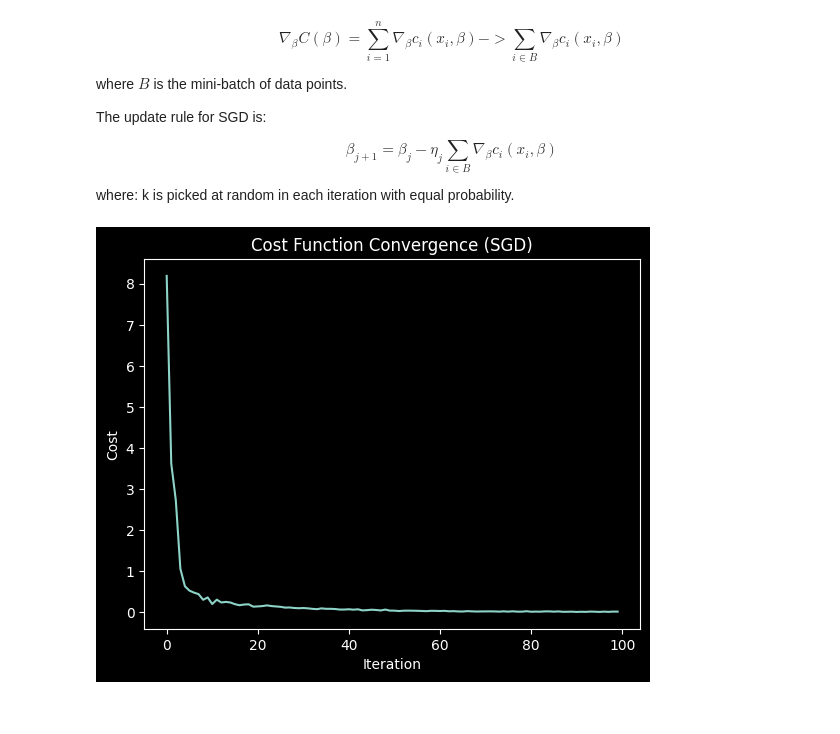
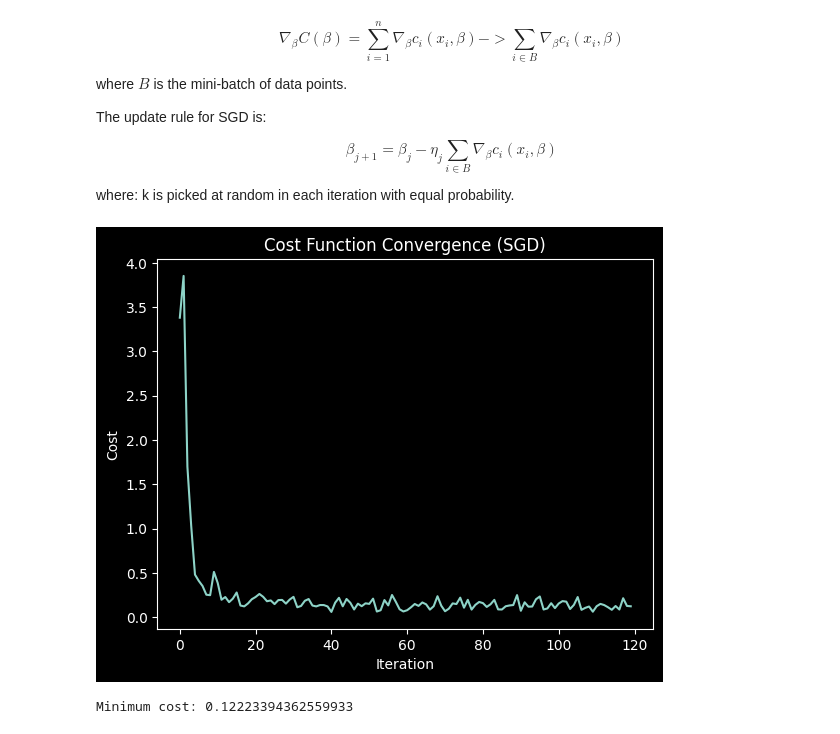
Before and after one commit to javidaf/expert-machine, a Jupyter notebook: ml-p2/ml_p2/notebooks/E41.ipynb, the cells around one changed output. Drawn from its saved outputs; the diff is of its cells as text; code cells hidden in the pictures.

```diff
--- a/ml-p2/ml_p2/notebooks/E41.ipynb
+++ b/ml-p2/ml_p2/notebooks/E41.ipynb
@@ -23,9 +23,14 @@ def generate_data(n_samples):
     return x, y
 
 x, y = generate_data(1000)
-X = np.column_stack((np.ones(len(x)), x, x**2))
+X = np.column_stack((np.ones(len(x)), x))
 y = y.reshape(-1, 1)
 
+plt.scatter(x, y, s=10)
+plt.xlabel("x")
+plt.ylabel("y")
+plt.title("Generated data")
+plt.show()
 learning_rate = 0.3
 n_iterations = 10
 
@@ -45,4 +50,5 @@ plt.xlabel("Iterations")
 plt.ylabel("Cost")
 plt.title("Cost vs Iterations")
 plt.show()
+print("Minimum cost:", cost_history[-1])
 # %% [output]
@@ -178,34 +185,37 @@ $$ \beta_{j+1} = \beta_j - \eta_j \sum_{i\in B} \nabla_{\beta} c_i(x_i,\beta) $$
 
 where: k is picked at random in each iteration with equal probability.
 # %%
-
 # Parameters for SGD
 learning_rate = 0.1
-n_epochs = 5
-n_batches = 20
+n_epochs = 3
+n_batches = 40
 batch_size = len(y) // n_batches  # Number of samples in each batch
 
 beta_sgd = np.random.randn(X.shape[1], 1)
 
 cost_history_sgd = []
 
-for _ in range(n_epochs):
+for epoch in range(n_epochs):
     for i in range(n_batches):
-        rand_indices = np.random.choice(len(y), batch_size, replace=False)
+        rand_indices = np.random.choice(len(y), batch_size, replace=True) # Randomly sample batch_size elements with replacement read https://sebastianraschka.com/faq/docs/sgd-methods.html
         X_batch = X[rand_indices]
         y_batch = y[rand_indices]
 
         y_pred = X_batch @ beta_sgd
         error = y_pred - y_batch
         cost = (1 / len(y_batch)) * np.sum(error**2)
         cost_history_sgd.append(cost)
         gradient = (2 / len(y_batch)) * X_batch.T @ error
         beta_sgd -= learning_rate * gradient
+        learning_rate = learning_rate / (1 + epoch)# adjusting the learning rate over epochs
 
 plt.plot(range(len(cost_history_sgd)), cost_history_sgd)
 plt.xlabel("Iteration")
 plt.ylabel("Cost")
 plt.title("Cost Function Convergence (SGD)")
 plt.show()
+
+print("Minimum cost:", cost_history_sgd[-1])
 # %% [output]
-[figure, old version]
+[figure, new version]
+Minimum cost: 0.12223394362559933
```
Also changed, not shown: parts of 14 cells of this notebook.
